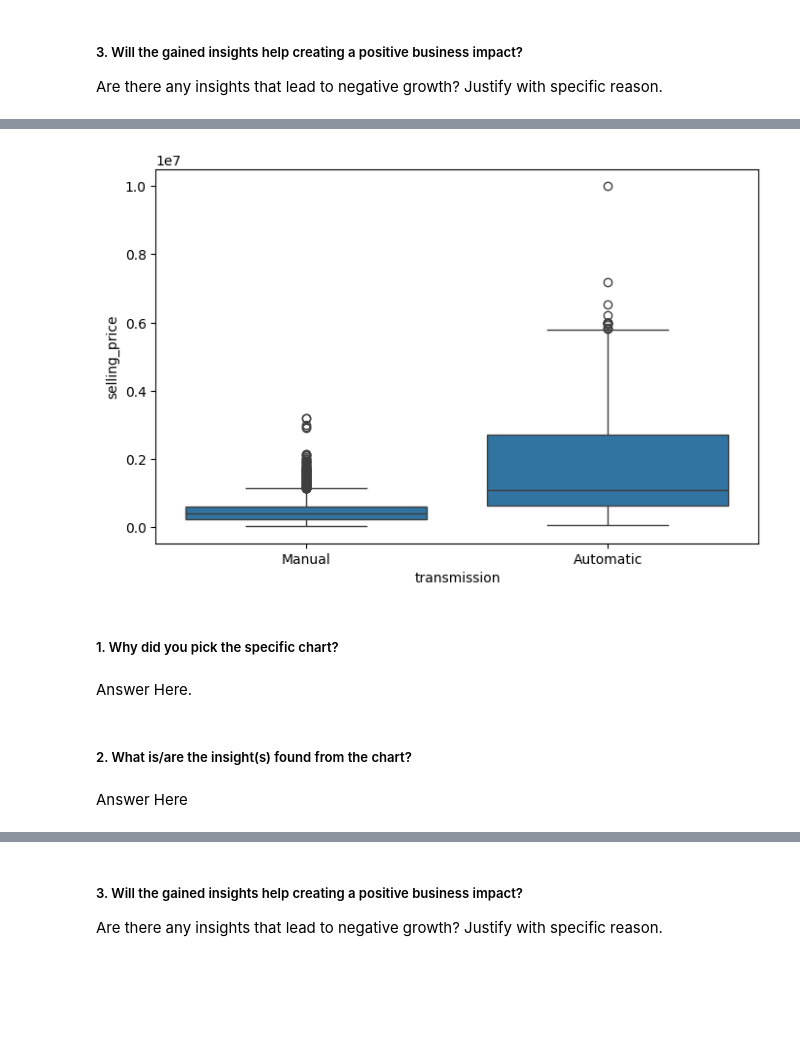
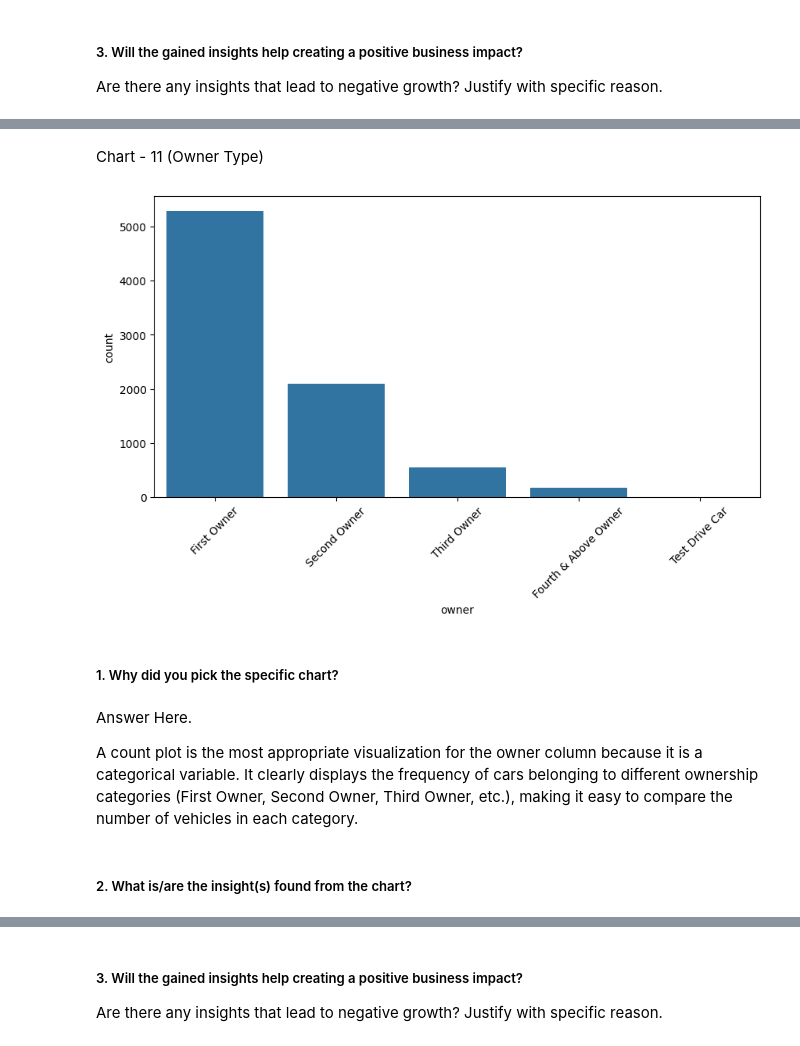
Before and after one commit to Mogatala8374/Vehicle-dataset---Complete-Dataset, a Jupyter notebook: Vehicle_Dataset_(CarDekho).ipynb, the cells around one changed output, grey strips where cells are left out. Drawn from its saved outputs; the diff is of its cells as text; code cells hidden in the pictures; blank space fills up the shorter version.

```diff
--- a/Vehicle_Dataset_(CarDekho).ipynb
+++ b/Vehicle_Dataset_(CarDekho).ipynb
@@ -522,19 +712,19 @@ Answer Here
+# %% [markdown]
+Chart - 11 (Owner Type)
 # %%
 # Chart - 11 visualization code
 
-plt.figure(figsize=(8,5))
-sns.boxplot(data=df,
-            x='transmission',
-            y='selling_price')
-
+plt.figure(figsize=(10,5))
+sns.countplot(data=df, x="owner")
+plt.xticks(rotation=45)
 plt.show()
 # %% [output]
-[figure, old version]
+[figure, new version]
 # %% [markdown]
 ##### 1. Why did you pick the specific chart?
-# %% [markdown]
-Answer Here.
+# %% [markdown]
+Answer Here.
+
+A count plot is the most appropriate visualization for the owner column because it is a categorical variable. It clearly displays the frequency of cars belonging to different ownership categories (First Owner, Second Owner, Third Owner, etc.), making it easy to compare the number of vehicles in each category.
 # %% [markdown]
 ##### 2. What is/are the insight(s) found from the chart?
-# %% [markdown]
-Answer Here
```
Also changed, not shown: parts of 88 cells of this notebook.
